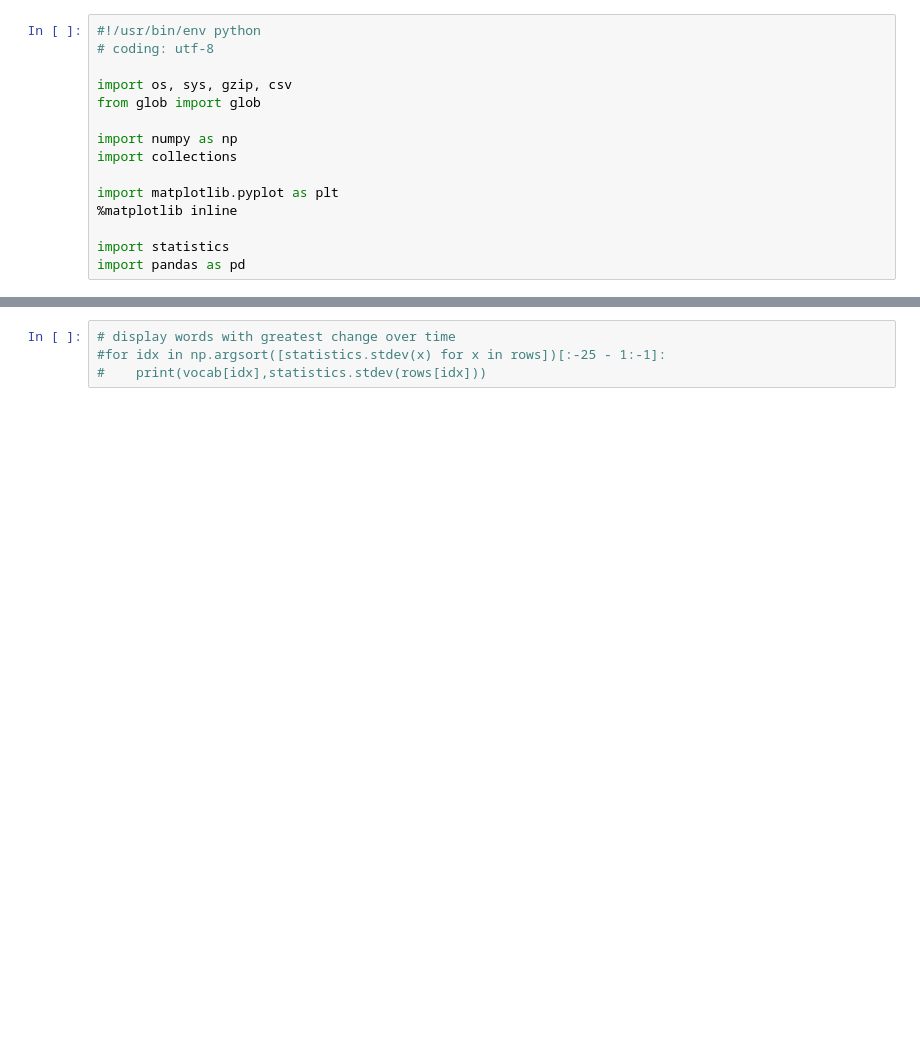
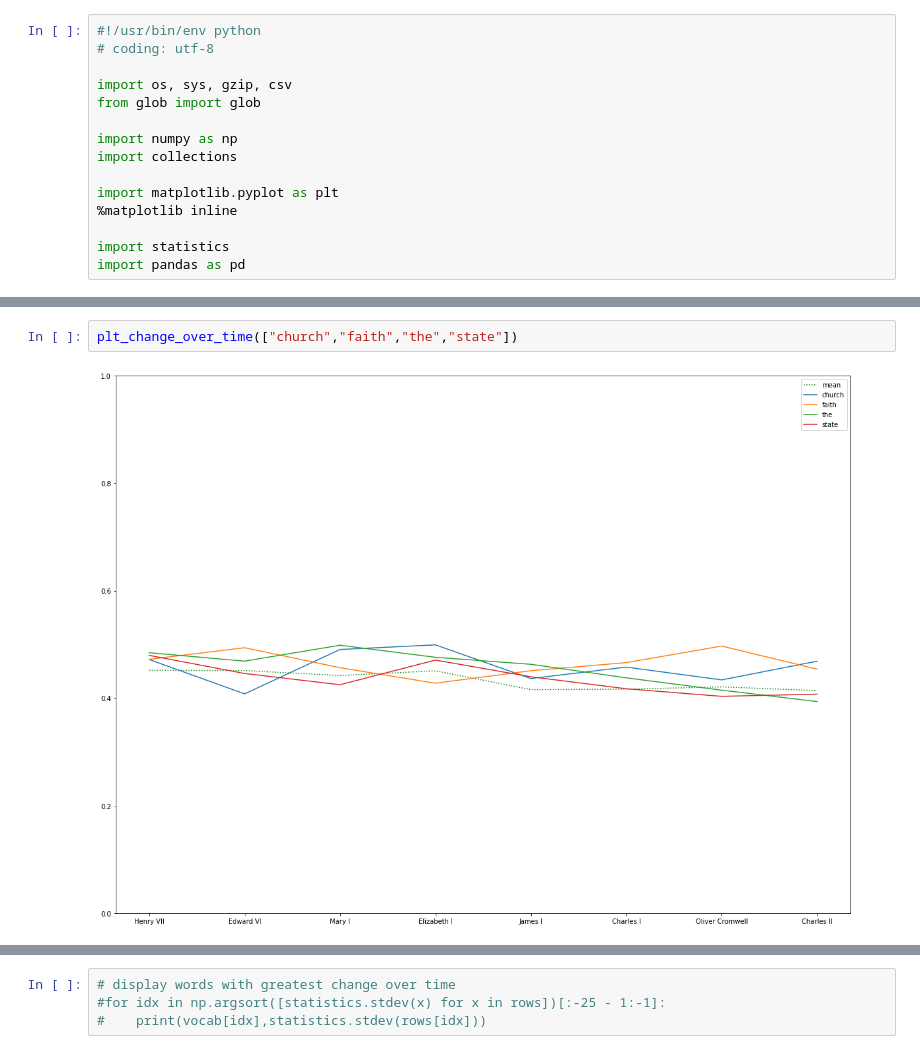
Before and after one commit to catherinedparnell/Cultural-Analytics-IS, a Jupyter notebook: notebooks/concept-drift-load-crown.ipynb, the cells around one changed output, grey strips where cells are left out. Drawn from its saved outputs; the diff is of its cells as text; blank space fills up the shorter version.

```diff
--- a/notebooks/concept-drift-load-crown.ipynb
+++ b/notebooks/concept-drift-load-crown.ipynb
@@ -72,0 +154,4 @@ for word in unique_terms:
+# %%
+plt_change_over_time(["church","faith","the","state"])
+# %% [output]
+[figure, added]
```
Also changed, not shown: parts of 13 cells of this notebook.
